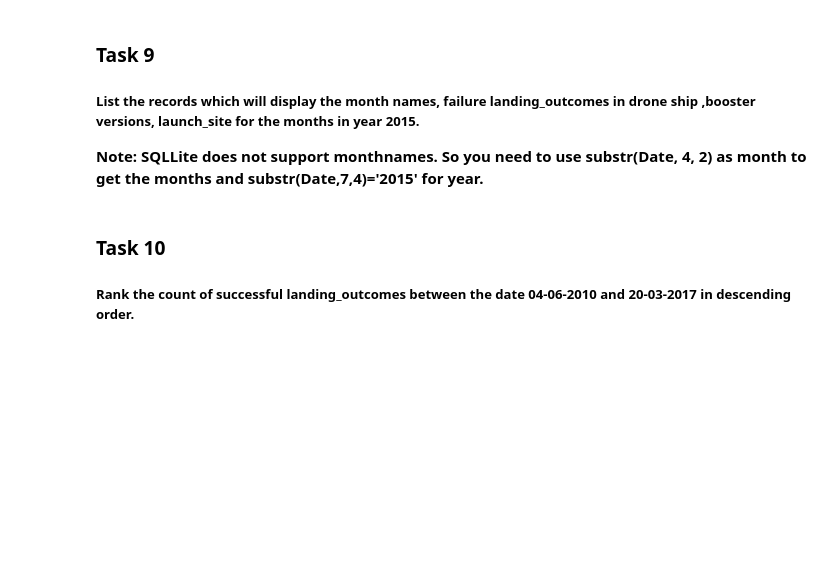
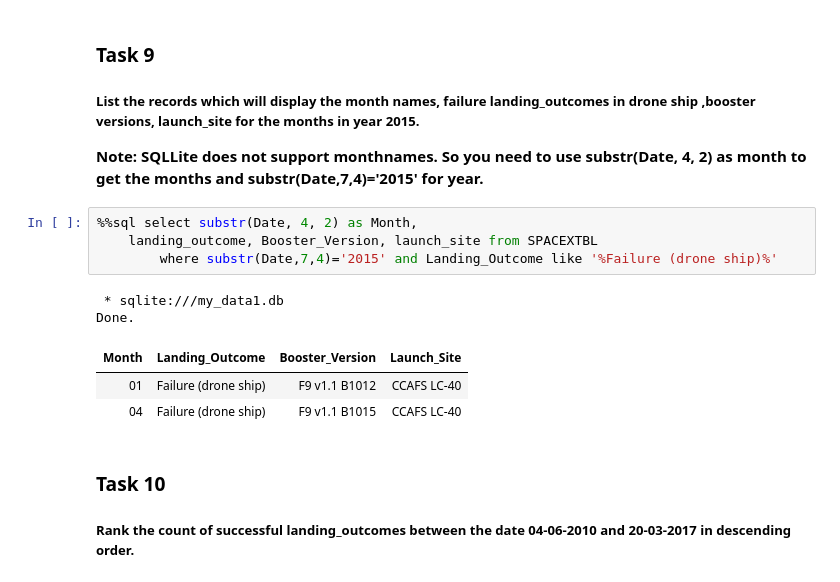
Before and after one commit to Nervado/ibm_course, a Jupyter notebook: jupyter-labs-eda-sql-coursera_sqllite.ipynb, the cells around one changed output. Cells and saved outputs as stored; diff of their text form; blank space fills up the shorter version.

```diff
--- a/jupyter-labs-eda-sql-coursera_sqllite.ipynb
+++ b/jupyter-labs-eda-sql-coursera_sqllite.ipynb
@@ -205,6 +220,16 @@ Done.
 ##### List the records which will display the month names, failure landing_outcomes in drone ship ,booster versions, launch_site for the months in year 2015.
 
 **Note: SQLLite does not support monthnames. So you need to use  substr(Date, 4, 2) as month to get the months and substr(Date,7,4)='2015' for year.**
+# %%
+%%sql select substr(Date, 4, 2) as Month,
+    landing_outcome, Booster_Version, launch_site from SPACEXTBL
+        where substr(Date,7,4)='2015' and Landing_Outcome like '%Failure (drone ship)%'
+# %% [output]
+ * sqlite:///my_data1.db
+Done.
+| Month | Landing_Outcome | Booster_Version | Launch_Site |
+| 01 | Failure (drone ship) | F9 v1.1 B1012 | CCAFS LC-40 |
+| 04 | Failure (drone ship) | F9 v1.1 B1015 | CCAFS LC-40 |
 # %% [markdown]
 ### Task 10
 
```
Also changed, not shown: parts of 5 cells of this notebook, 15 other files.
